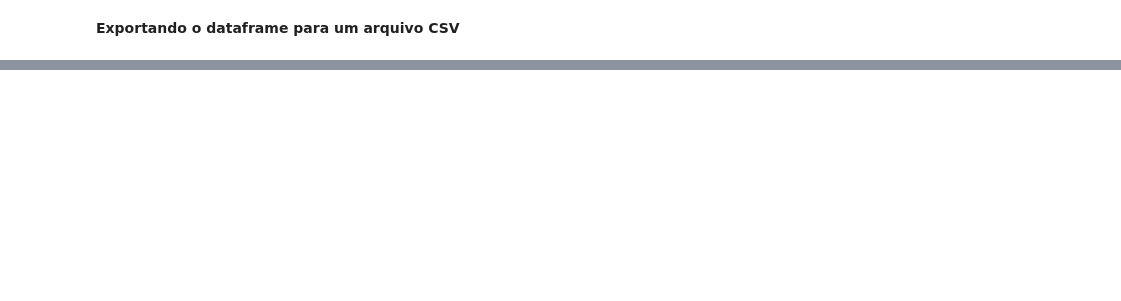
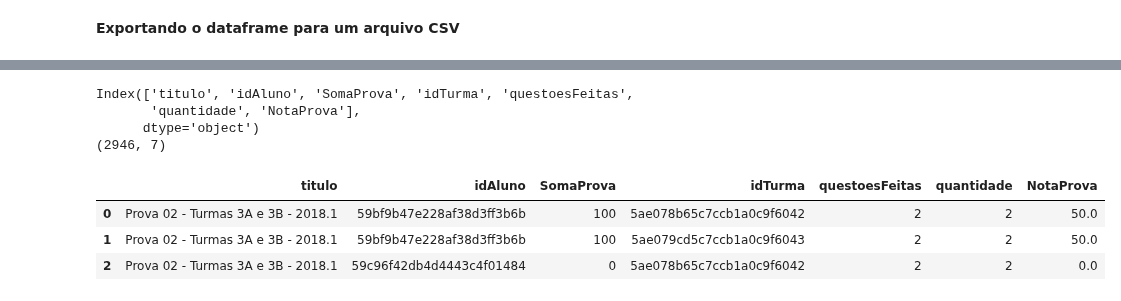
Before and after one commit to repitta/CienciaDeDadosEducacionais, a Jupyter notebook: LOP.ipynb, the cells around one changed output, grey strips where cells are left out. Cells and saved outputs as stored; diff of their text form; code cells hidden in the pictures; blank space fills up the shorter version.

```diff
--- a/LOP.ipynb
+++ b/LOP.ipynb
@@ -589,0 +725,7 @@ tabelaFinalT.to_csv(r'lopUsuarioNota.csv')
+# %%
+quantidadeProva = NotaMaxQuestaoProva.groupby(["titulo","idAluno"]).count()
+quantidadeProva.rename(columns={"quantidade":"questoesFeitas"}, inplace=True)
+quantidadeProva = quantidadeProva.reset_index()
+quantidadeProva= quantidadeProva[["titulo","idAluno","questoesFeitas"]]
+print(quantidadeProva.columns)
+quantidadeProva.head(1)
@@ -589,0 +774,15 @@ tabelaFinalT.to_csv(r'lopUsuarioNota.csv')
+# %%
+mergeQuanNotaProvaQuanQ = mergeQuanNotaProva.join(quantQuesProva.set_index('titulo'), on='titulo')
+mergeQuanNotaProvaQuanQ["NotaProva"]= mergeQuanNotaProvaQuanQ["SomaProva"] /mergeQuanNotaProvaQuanQ['quantidade']
+print(mergeQuanNotaProvaQuanQ.columns)
+print(mergeQuanNotaProvaQuanQ.shape)
+mergeQuanNotaProvaQuanQ.head(3)
+# %% [output]
+Index(['titulo', 'idAluno', 'SomaProva', 'idTurma', 'questoesFeitas',
+       'quantidade', 'NotaProva'],
+      dtype='object')
+(2946, 7)
+|  | titulo | idAluno | SomaProva | idTurma | questoesFeitas | quantidade | NotaProva |
+| 0 | Prova 02 - Turmas 3A e 3B - 2018.1 | 59bf9b47e228af38d3ff3b6b | 100 | 5ae078b65c7ccb1a0c9f6042 | 2 | 2 | 50.0 |
+| 1 | Prova 02 - Turmas 3A e 3B - 2018.1 | 59bf9b47e228af38d3ff3b6b | 100 | 5ae079cd5c7ccb1a0c9f6043 | 2 | 2 | 50.0 |
+| 2 | Prova 02 - Turmas 3A e 3B - 2018.1 | 59c96f42db4d4443c4f01484 | 0 | 5ae078b65c7ccb1a0c9f6042 | 2 | 2 | 0.0 |
```
Also changed, not shown: parts of 57 cells of this notebook.
